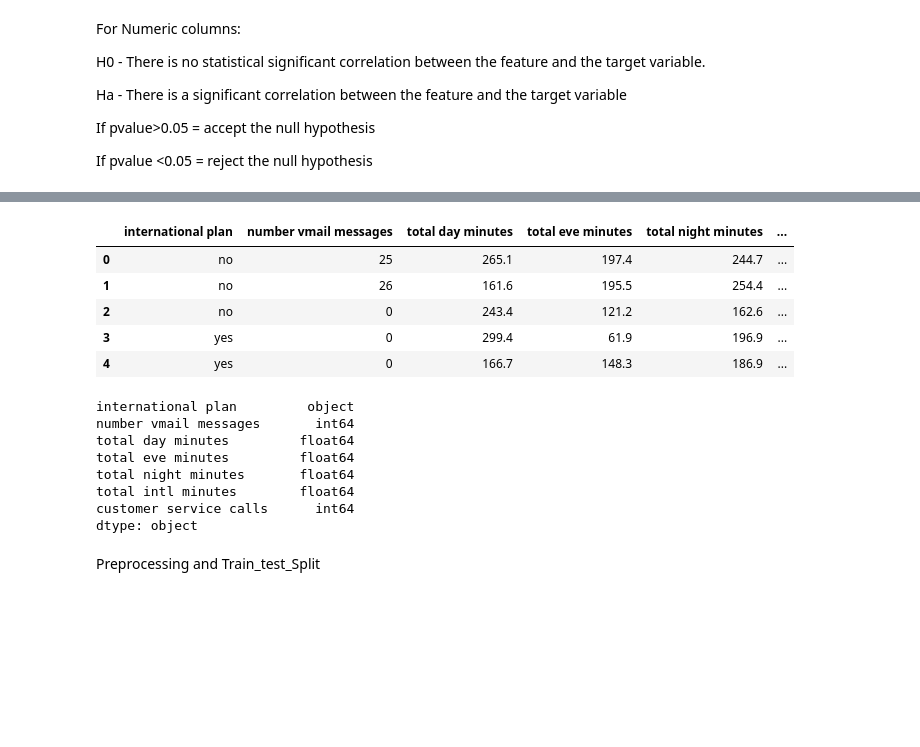
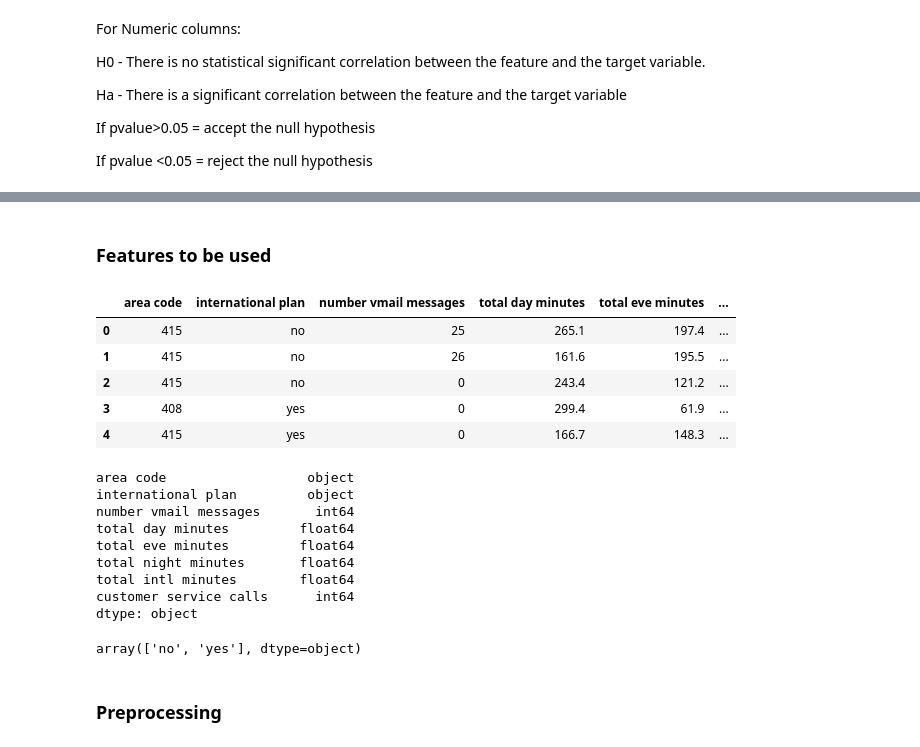
Before and after one commit to njerinjuguna/Customer-Churn, a Jupyter notebook: index.ipynb, the cells around one changed output, grey strips where cells are left out. Cells and saved outputs as stored; diff of their text form; code cells hidden in the pictures; blank space fills up the shorter version.

```diff
--- a/index.ipynb
+++ b/index.ipynb
@@ -160,0 +165,4 @@ df.duplicated().sum()
+# %%
+#Since "area code" is a categorical column, we convert it to string
+df['area code'] = df['area code'].astype(str)
+df.dtypes
@@ -176,0 +201,5 @@ g.map(plt.hist, "total day minutes")
+# %%
+#Creating a new column that has total charges made
+
+df['total charge'] = df['total day calls'] + df['total eve calls'] + df['total night calls'] + df['total intl calls']
+df.head()
@@ -291,19 +385,22 @@ customer service calls 3.900360240185746e-34
+# %% [markdown]
+### Features to be used
 # %%
-X = df[['international plan','number vmail messages','total day minutes','total eve minutes',
+X_features = df[['area code', 'international plan','number vmail messages','total day minutes','total eve minutes',
      'total night minutes','total intl minutes','customer service calls']]
 y = df['churn']
 # %%
-X.head()
+X_features.head()
 # %% [output]
-|  | international plan | number vmail messages | total day minutes | total eve minutes | total night minutes | ... |
-| 0 | no | 25 | 265.1 | 197.4 | 244.7 | ... |
-| 1 | no | 26 | 161.6 | 195.5 | 254.4 | ... |
-| 2 | no | 0 | 243.4 | 121.2 | 162.6 | ... |
-| 3 | yes | 0 | 299.4 | 61.9 | 196.9 | ... |
-| 4 | yes | 0 | 166.7 | 148.3 | 186.9 | ... |
+|  | area code | international plan | number vmail messages | total day minutes | total eve minutes | ... |
+| 0 | 415 | no | 25 | 265.1 | 197.4 | ... |
+| 1 | 415 | no | 26 | 161.6 | 195.5 | ... |
+| 2 | 415 | no | 0 | 243.4 | 121.2 | ... |
+| 3 | 408 | yes | 0 | 299.4 | 61.9 | ... |
+| 4 | 415 | yes | 0 | 166.7 | 148.3 | ... |
 # %%
-X.dtypes
+X_features.dtypes
 # %% [output]
+area code                  object
 international plan         object
 number vmail messages       int64
 total day minutes         float64
@@ -312,5 +409,9 @@ total night minutes       float64
 total intl minutes        float64
 customer service calls      int64
 dtype: object
-# %% [markdown]
-Preprocessing and Train_test_Split
+# %%
+X_features['international plan'].unique()
+# %% [output]
+array(['no', 'yes'], dtype=object)
+# %% [markdown]
+### Preprocessing
```
Also changed, not shown: parts of 34 cells of this notebook.
